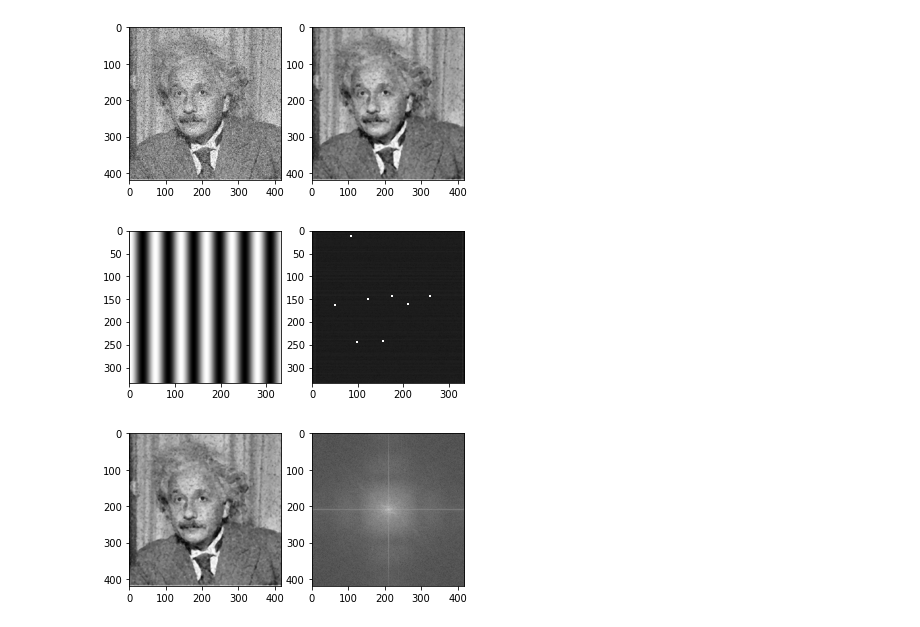
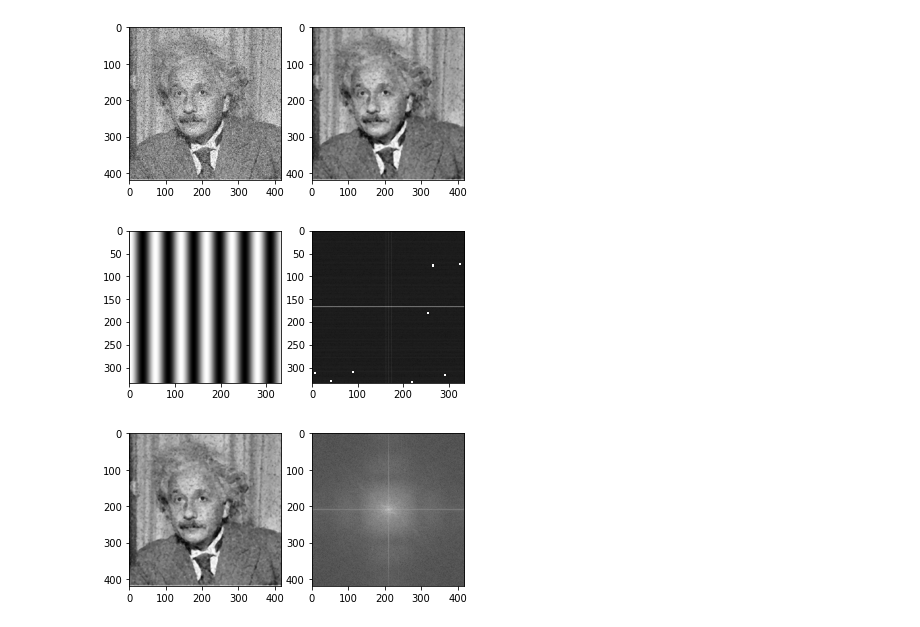
Before and after one commit to karad1818/Python_Project, a Jupyter notebook: Image_Processing.ipynb, the cells around one changed output. Drawn from its saved outputs; the diff is of its cells as text; code cells hidden in the pictures.

```diff
--- a/Image_Processing.ipynb
+++ b/Image_Processing.ipynb
@@ -319,17 +320,20 @@ draw_two(img,med_img,1)
 # %%
 # frequency domain :
 # do later on
 #convert sin(x) image into fourier image
 
 sin = cv.imread("/content/drive/MyDrive/Digital_image_processing/sin.PNG");
 sin = cv.cvtColor(sin,cv.COLOR_BGR2GRAY)
 f = np.fft.fft2(sin)
-# f = np.fft.fftshift(f)
+# draw.imshow(f.astype(int),cmap='gray')
+f = np.fft.fftshift(f)
 magnitude = np.log(np.abs(f)) # magnitude = np.abs --> sqrt(a^2+b^2)  if a+bi
 draw_two(sin,magnitude,1)
+inverse = np.fft.ifft2(f)
+# draw.imshow(inverse.astype(int),cmap='gray')
 # draw.imshow(sin,cmap='gray')
 # %% [output]
-[figure, old version]
+[figure, new version]
 # %%
 # dot = cv.imread("/content/drive/MyDrive/Digital_image_processing/dot.png");
 # dot = cv.cvtColor(med_img,cv.COLOR_BGR2GRAY)
```
Also changed, not shown: parts of 12 cells of this notebook.
